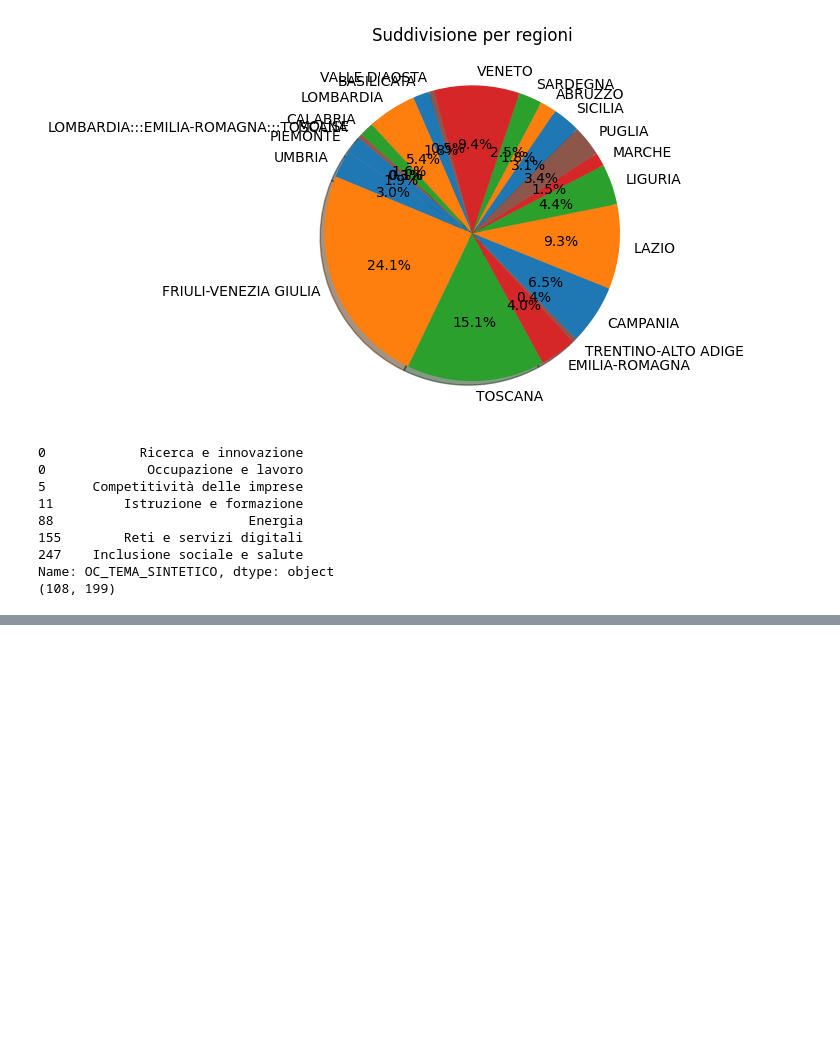
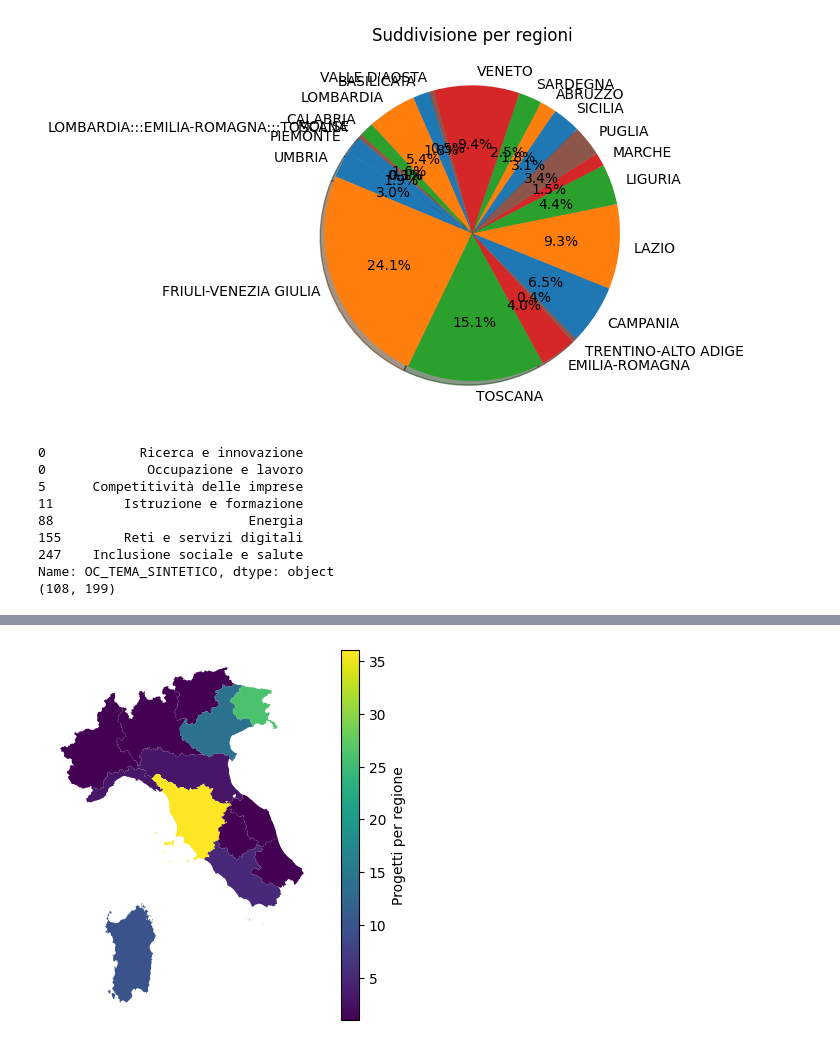
Before and after one commit to LorenzoLongarini/progetto-di-economia, a Jupyter notebook: economia_dataset.ipynb, the cells around one changed output, grey strips where cells are left out. Saved outputs shown, nothing was run; the diff lists cells and outputs as text; code cells hidden in the pictures; blank space fills up the shorter version.

```diff
--- a/economia_dataset.ipynb
+++ b/economia_dataset.ipynb
@@ -231,0 +221,14 @@ Name: OC_TEMA_SINTETICO, dtype: object
+# %%
+occupazione_lavoro = dati[(dati['OC_TEMA_SINTETICO'] == 'Occupazione e lavoro')]
+df = occupazione_lavoro.groupby(['COD_REGIONE']).size().reset_index(name='counts')
+
+data2 = pd.merge(left=geo_italy, right=df,left_on='reg_istat_code_num', right_on='COD_REGIONE')
+
+ax=data2.plot(column="counts",
+    legend=True,
+    legend_kwds={'label': "Progetti per regione",
+                        #'orientation': "horizontal"
+                        })
+ax.set_axis_off()
+# %% [output]
+[figure, added]
```
Also changed, not shown: parts of 7 cells of this notebook, 1 other file.
